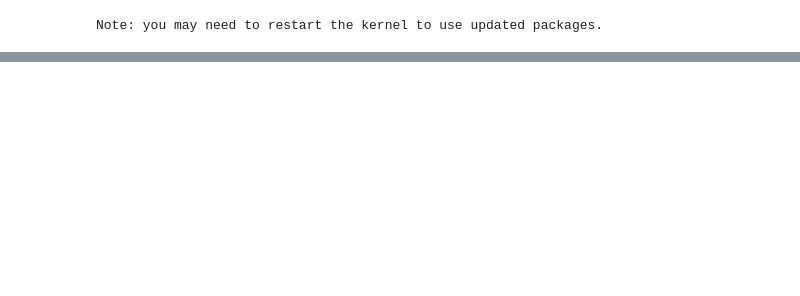
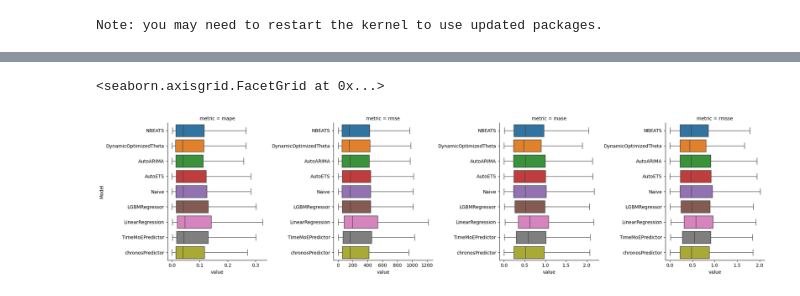
Before and after one commit to JLiekenbrock/m4_tests, a Jupyter notebook: nixtla_checks.ipynb, the cells around one changed output, grey strips where cells are left out. Drawn from its saved outputs; the diff is of its cells as text; code cells hidden in the pictures; blank space fills up the shorter version.

```diff
--- a/nixtla_checks.ipynb
+++ b/nixtla_checks.ipynb
@@ -177,13 +180,17 @@ forecasts = []
 forecast_times = []
 
 for model in model_wrappers:
+    print(model)
 
     start = time.time()
 
     if isinstance(model, NeuralForecast):
         forecasts.append(model.predict().reset_index())
+    elif (isinstance(model,StatsForecast)) or (isinstance(model,MLForecast)):
+        forecasts.append(model.predict(h=3))
     else:
-        forecasts.append(model.predict(h=3))
+        forecasts.append(model.predict(train,test,h=3))
+        fit_times.append(0)
 
     forecast_times.append(time.time()-start)
 # %% [output]
@@ -276,3 +291,11 @@ metrics = eval.set_index(["unique_id","metric"]).stack().rename_axis(index={None
+# %%
+sns.catplot(
+    data=metrics.reset_index(), x='value', y='Model',hue="Model",sharey=False,sharex=False,showfliers=False,
+    col='metric', kind='box', col_wrap=4
+)
+# %% [output]
+<seaborn.axisgrid.FacetGrid at 0x...>
+[figure, added]
 # %%
 times = pd.DataFrame(
     {
```
Also changed, not shown: parts of 41 cells of this notebook, 6 other files.
